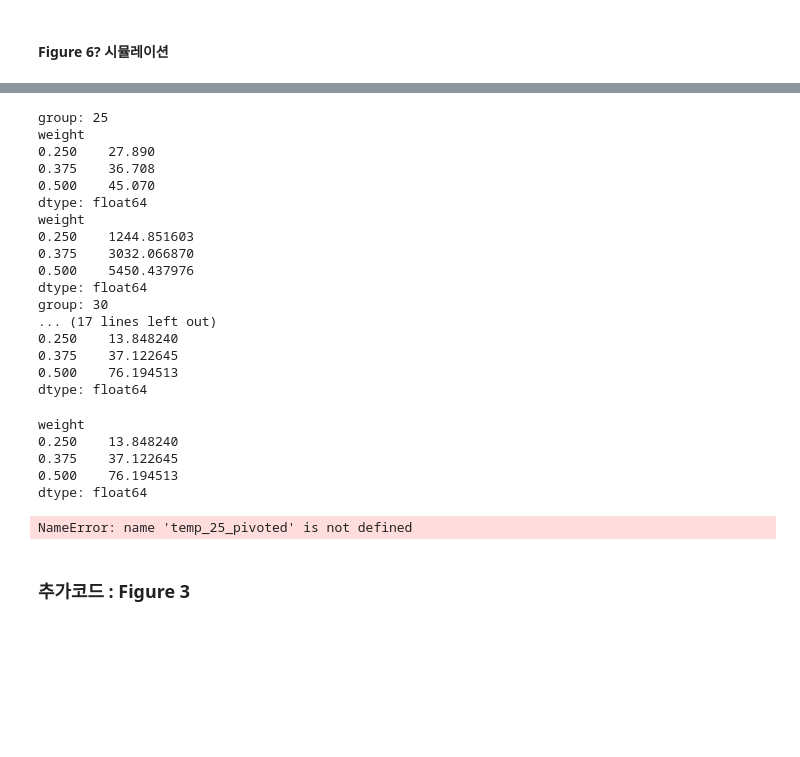
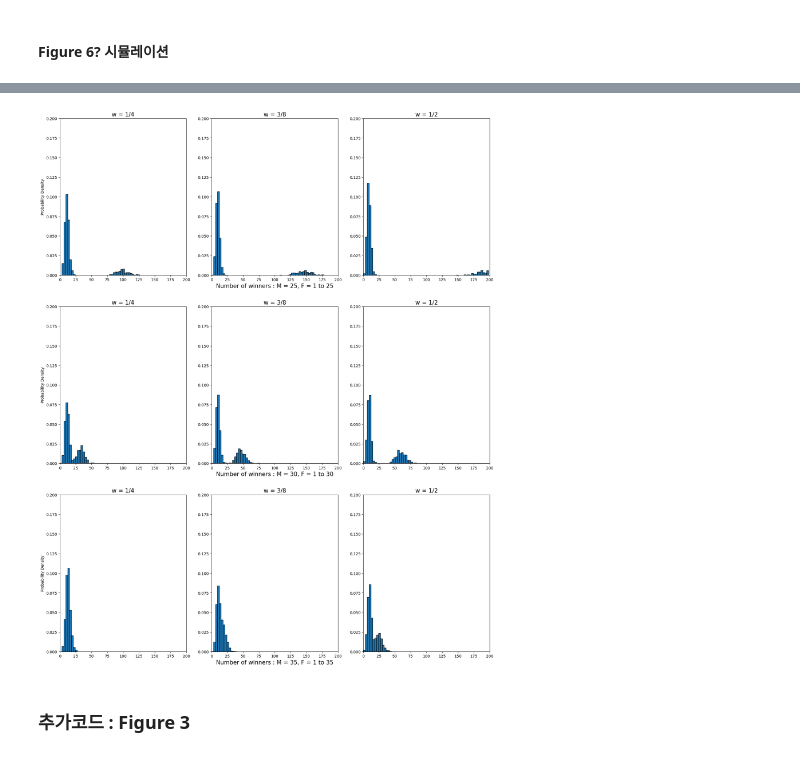
Before and after one commit to woozins/lottery, a Jupyter notebook: lottery_distribute/lottery_secret_code.ipynb, the cells around one changed output, grey strips where cells are left out. Saved outputs shown, nothing was run; the diff lists cells and outputs as text; code cells hidden in the pictures; blank space fills up the shorter version.

```diff
--- a/lottery_distribute/lottery_secret_code.ipynb
+++ b/lottery_distribute/lottery_secret_code.ipynb
@@ -430,0 +343,5 @@ dtype: int64
+# %%
+for d in datas:
+    print(d.mean())
+    print(d.var())
+    print(np.sum(d > 150))
@@ -553,8 +486,17 @@ temp = extract_data_from_file('result_nonrandom_draw.txt')
 # %%
+temp = extract_data_from_file('raw_data/result_nonrandom_draw.txt')
+
 temp_25 = temp[temp.group == 25]
 temp_30 = temp[temp.group == 30]
 temp_35 = temp[temp.group == 35]
 
+
+weight = [0.25, 0.375, 0.5]
+data = [temp_25, temp_30, temp_35]
+for df in data:
+    for w in weight:
+        df.loc[df.weight == w, 'd'] = list(range(1, len(df.loc[df.weight == w, 'd'])+1))
+
 temp_25_pivoted = pd.pivot(temp_25, index = 'd', columns = 'weight', values = 'result')
 temp_30_pivoted = pd.pivot(temp_30, index = 'd', columns = 'weight', values = 'result')
 temp_35_pivoted = pd.pivot(temp_35, index = 'd', columns = 'weight', values = 'result')
@@ -561,53 +517,20 @@ temp_35_pivoted = pd.pivot(temp_35, index = 'd', columns = 'weight', values = 'r
-# %%
-datas = [temp_25_pivoted, temp_30_pivoted, temp_35_pivoted]
-group = ['25','30','35']
-for i, data in enumerate(datas):
-    print('group:',group[i])
-    print(data.mean())
-    print(data.var())
-# %% [output]
-group: 25
-weight
-0.250    27.890
-0.375    36.708
-0.500    45.070
-dtype: float64
-weight
-0.250    1244.851603
-0.375    3032.066870
-0.500    5450.437976
-dtype: float64
-group: 30
-... (17 lines left out)
-0.250    13.848240
-0.375    37.122645
-0.500    76.194513
-dtype: float64
-# %%
-temp_35_pivoted.var()
-# %% [output]
-weight
-0.250    13.848240
-0.375    37.122645
-0.500    76.194513
-dtype: float64
 # %%
-titles = ['w = 1/4', 'w = 3/8', 'w = 1/2']
+titles = ['1/4', '3/8', '1/2']
 datas = [temp_25_pivoted, temp_30_pivoted, temp_35_pivoted]
 xlabels = ['M = 25, F = 1 to 25', 'M = 30, F = 1 to 30', 'M = 35, F = 1 to 35']
+fig, ax = plt.subplots(3,3, figsize = (20,25))
 
-fig, ax = plt.subplots(3,3, figsize = (20,25))
 bins = np.arange(0,200,3)
 for k, data in enumerate(datas):
     for i, column in enumerate(data.columns):
         ax[k, i].hist(x = data[column], bins=bins, density = True, edgecolor = 'black')
-        ax[k, i].set_title(f"{titles[i]}", fontsize = 15)
-        ax[k, 1].set_xlabel(f'Number of winners : {xlabels[k]}', fontsize= 15)
+        ax[k, i].set_title(f"w = {titles[i]}", fontsize = 15)
+        ax[k, 1].set_xlabel(f'Number of winners : {xlabels[k]}', fontsize = 15)
         ax[k, 0].set_ylabel('Probability Density')
         ax[k, i].set_xlim(0,200)
         ax[k, i].set_ylim(0, 0.2)
 # %% [output]
-NameError: name 'temp_25_pivoted' is not defined
+[figure, added]
 # %% [markdown]
 ### 추가코드 : Figure 3
 # %%
```
Also changed, not shown: parts of 15 cells of this notebook, 12 other files.
